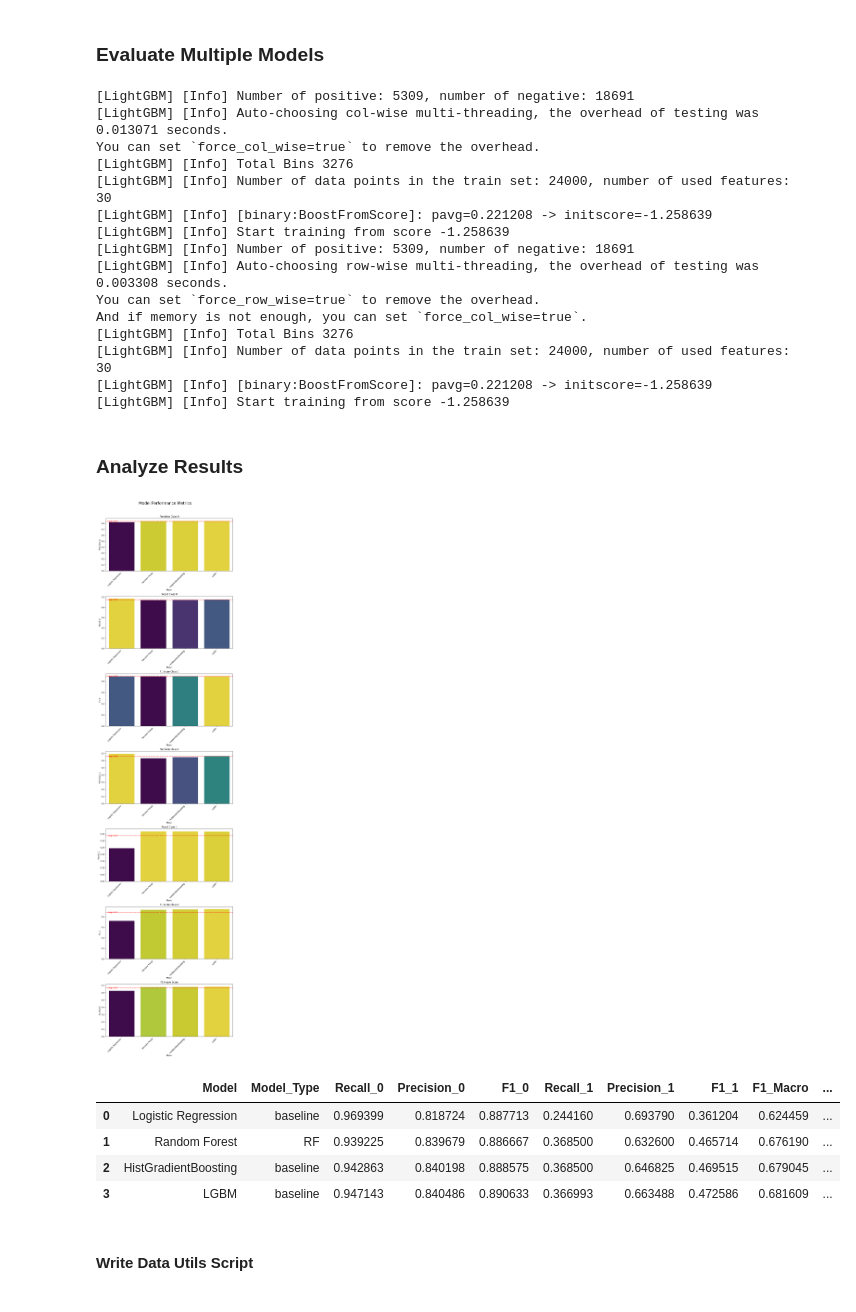
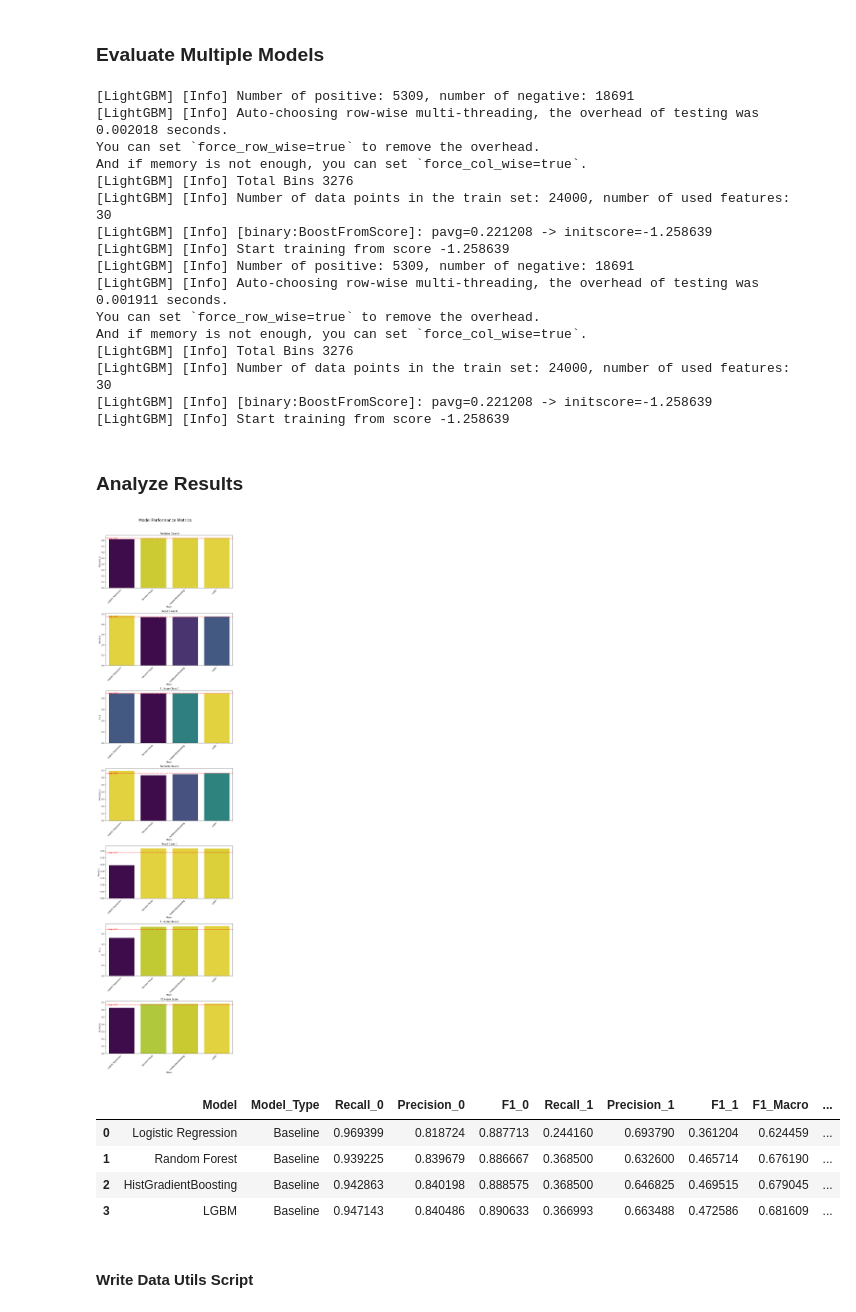
Before and after one commit to micah-shull/Machine_Learning_Pipelines, a Jupyter notebook: pipelines_16_ensemble_040_baseline_model.ipynb, the cells around one changed output. Cells and saved outputs as stored; diff of their text form; code cells hidden in the pictures.

Commit message:
Update model metrics to include experiment name. Save to CSV

```diff
--- a/pipelines_16_ensemble_040_baseline_model.ipynb
+++ b/pipelines_16_ensemble_040_baseline_model.ipynb
@@ -190,30 +190,33 @@ preprocessor = ColumnTransformer(
 # List to store metrics for each model
 metrics_list = []
 
-# Define the models to evaluate with their types
+# Define the models to evaluate
 models = {
-    'Logistic Regression': ('baseline', LogisticRegression(solver='liblinear', random_state=42)),
-    'Random Forest': ('RF', RandomForestClassifier(random_state=42)),
-    'HistGradientBoosting': ('baseline', HistGradientBoostingClassifier(random_state=42)),
-    'LGBM': ('baseline', LGBMClassifier(random_state=42))
+    'Logistic Regression': LogisticRegression(solver='liblinear', random_state=42),
+    'Random Forest': RandomForestClassifier(random_state=42),
+    'HistGradientBoosting': HistGradientBoostingClassifier(random_state=42),
+    'LGBM': LGBMClassifier(random_state=42)
 }
 
 # Evaluate each model and capture metrics
-for model_name, (model_type, model) in models.items():
+for model_name, model in models.items():
     pipeline = Pipeline(steps=[
         ('preprocessor', preprocessor),
         ('classifier', model)
     ])
 
-    metrics = evaluate_model(pipeline, X_train, X_test, y_train, y_test, model_name, model_type)
+    metrics = evaluate_model(pipeline, X_train, X_test, y_train, y_test, model_name, 'Baseline')
     metrics_list.append(metrics)
 
 # Compile metrics into a DataFrame, save to CSV
 metrics_df = compile_metrics(metrics_list)
 
+# Add "Experiment" column
+metrics_df['Experiment'] = 'Baseline'
+
 # Optionally, save the best performing model
 best_model_name = metrics_df.loc[metrics_df['F1_Macro'].idxmax(), 'Model']
-best_model_type, best_model = models[best_model_name]
+best_model = models[best_model_name]
 
 pipeline = Pipeline(steps=[
     ('preprocessor', preprocessor),
@@ -225,34 +228,35 @@ joblib.dump(pipeline, f'best_model_{best_model_name}.pkl')
 logger.info(f"Best model saved as best_model_{best_model_name}.pkl")
 # %% [output]
 [LightGBM] [Info] Number of positive: 5309, number of negative: 18691
-[LightGBM] [Info] Auto-choosing col-wise multi-threading, the overhead of testing was 0.013071 seconds.
-You can set `force_col_wise=true` to remove the overhead.
-[LightGBM] [Info] Total Bins 3276
-[LightGBM] [Info] Number of data points in the train set: 24000, number of used features: 30
-[LightGBM] [Info] [binary:BoostFromScore]: pavg=0.221208 -> initscore=-1.258639
-[LightGBM] [Info] Start training from score -1.258639
-[LightGBM] [Info] Number of positive: 5309, number of negative: 18691
-[LightGBM] [Info] Auto-choosing row-wise multi-threading, the overhead of testing was 0.003308 seconds.
+[LightGBM] [Info] Auto-choosing row-wise multi-threading, the overhead of testing was 0.002018 seconds.
 You can set `force_row_wise=true` to remove the overhead.
 And if memory is not enough, you can set `force_col_wise=true`.
 [LightGBM] [Info] Total Bins 3276
 [LightGBM] [Info] Number of data points in the train set: 24000, number of used features: 30
 [LightGBM] [Info] [binary:BoostFromScore]: pavg=0.221208 -> initscore=-1.258639
 [LightGBM] [Info] Start training from score -1.258639
+[LightGBM] [Info] Number of positive: 5309, number of negative: 18691
+[LightGBM] [Info] Auto-choosing row-wise multi-threading, the overhead of testing was 0.001911 seconds.
+You can set `force_row_wise=true` to remove the overhead.
+And if memory is not enough, you can set `force_col_wise=true`.
+[LightGBM] [Info] Total Bins 3276
+[LightGBM] [Info] Number of data points in the train set: 24000, number of used features: 30
+[LightGBM] [Info] [binary:BoostFromScore]: pavg=0.221208 -> initscore=-1.258639
+[LightGBM] [Info] Start training from score -1.258639
 # %% [markdown]
 ### Analyze Results
 # %%
 # Plot the report
-plot_report(metrics_df, palette='magma')
+plot_report(metrics_df, palette='viridis')
 # Display the metrics DataFrame
 metrics_df
 # %% [output]
 [figure]
 |  | Model | Model_Type | Recall_0 | Precision_0 | F1_0 | Recall_1 | Precision_1 | F1_1 | F1_Macro | ... |
-| 0 | Logistic Regression | baseline | 0.969399 | 0.818724 | 0.887713 | 0.244160 | 0.693790 | 0.361204 | 0.624459 | ... |
-| 1 | Random Forest | RF | 0.939225 | 0.839679 | 0.886667 | 0.368500 | 0.632600 | 0.465714 | 0.676190 | ... |
-| 2 | HistGradientBoosting | baseline | 0.942863 | 0.840198 | 0.888575 | 0.368500 | 0.646825 | 0.469515 | 0.679045 | ... |
-| 3 | LGBM | baseline | 0.947143 | 0.840486 | 0.890633 | 0.366993 | 0.663488 | 0.472586 | 0.681609 | ... |
+| 0 | Logistic Regression | Baseline | 0.969399 | 0.818724 | 0.887713 | 0.244160 | 0.693790 | 0.361204 | 0.624459 | ... |
+| 1 | Random Forest | Baseline | 0.939225 | 0.839679 | 0.886667 | 0.368500 | 0.632600 | 0.465714 | 0.676190 | ... |
+| 2 | HistGradientBoosting | Baseline | 0.942863 | 0.840198 | 0.888575 | 0.368500 | 0.646825 | 0.469515 | 0.679045 | ... |
+| 3 | LGBM | Baseline | 0.947143 | 0.840486 | 0.890633 | 0.366993 | 0.663488 | 0.472586 | 0.681609 | ... |
 # %% [markdown]
 #### Write Data Utils Script
 # %%
```
